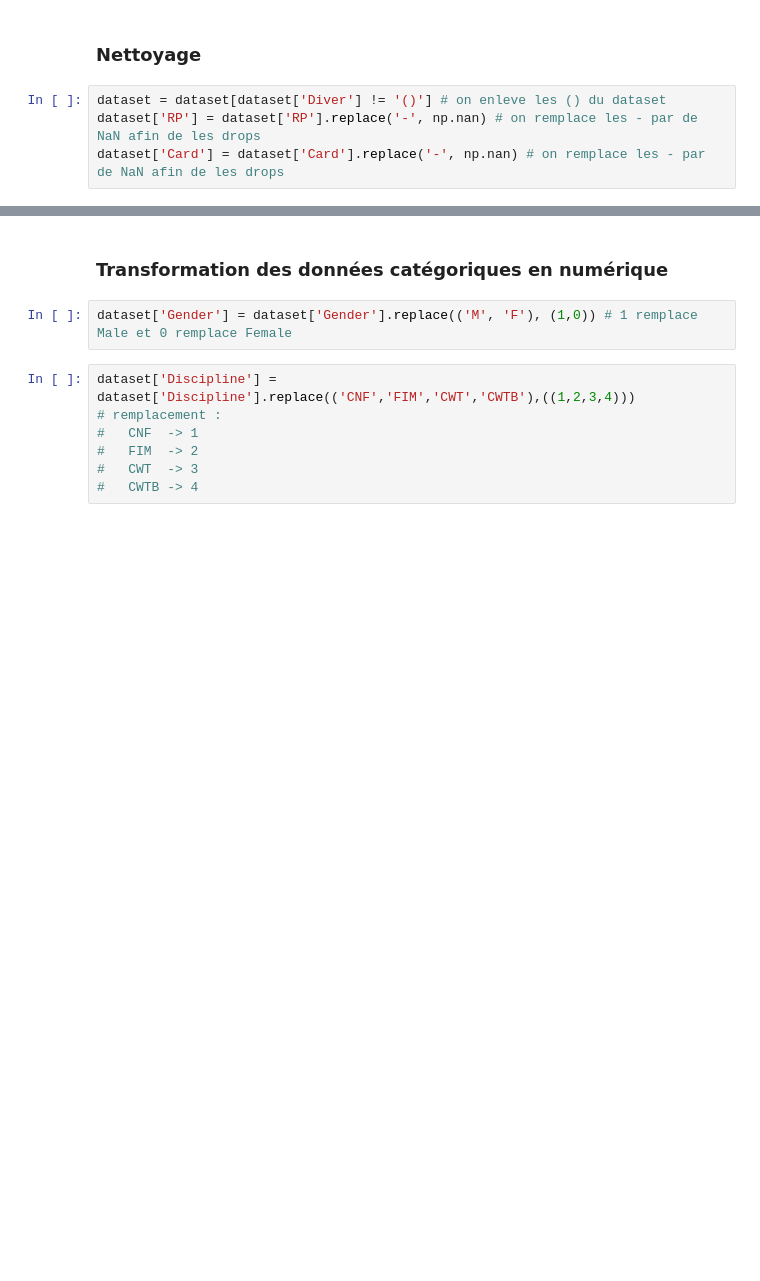
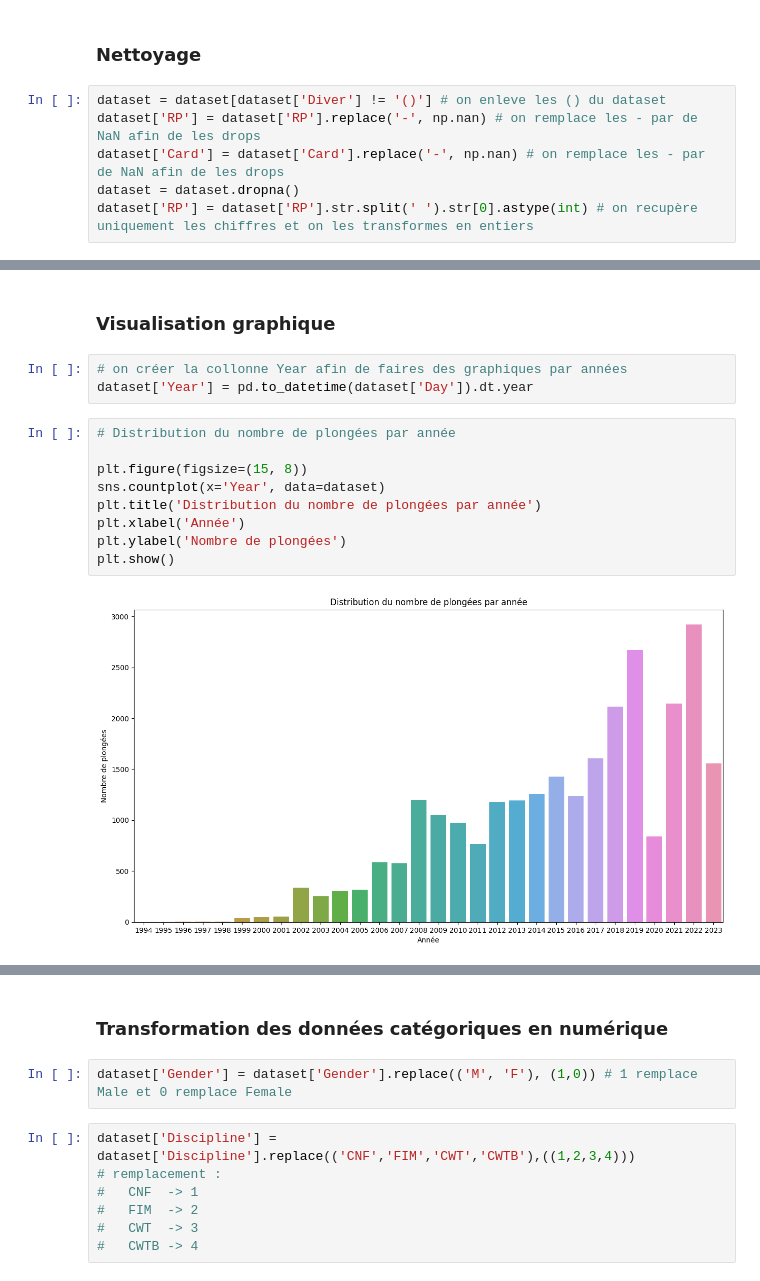
Before and after one commit to Todin13/Projet_semmestre_3_machine_learning, a Jupyter notebook: Analyse_dataset.ipynb, the cells around one changed output, grey strips where cells are left out. Saved outputs shown, nothing was run; the diff lists cells and outputs as text; blank space fills up the shorter version.

Commit message:
update graphs

```diff
--- a/Analyse_dataset.ipynb
+++ b/Analyse_dataset.ipynb
@@ -157,3 +170,5 @@ On enlevera les points donc on les transformera pas.
 dataset = dataset[dataset['Diver'] != '()'] # on enleve les () du dataset
 dataset['RP'] = dataset['RP'].replace('-', np.nan) # on remplace les - par de NaN afin de les drops
 dataset['Card'] = dataset['Card'].replace('-', np.nan) # on remplace les - par de NaN afin de les drops
+dataset = dataset.dropna()
+dataset['RP'] = dataset['RP'].str.split(' ').str[0].astype(int) # on recupère uniquement les chiffres et on les transformes en entiers
@@ -175,0 +175,16 @@ dataset.dropna()
+# %% [markdown]
+### Visualisation graphique
+# %%
+# on créer la collonne Year afin de faires des graphiques par années
+dataset['Year'] = pd.to_datetime(dataset['Day']).dt.year
+# %%
+# Distribution du nombre de plongées par année
+
+plt.figure(figsize=(15, 8))
+sns.countplot(x='Year', data=dataset)
+plt.title('Distribution du nombre de plongées par année')
+plt.xlabel('Année')
+plt.ylabel('Nombre de plongées')
+plt.show()
+# %% [output]
+[figure, added]
```
Also changed, not shown: parts of 23 cells of this notebook.
